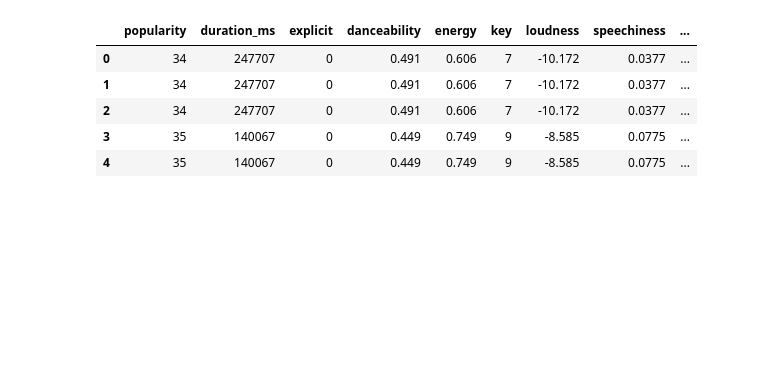
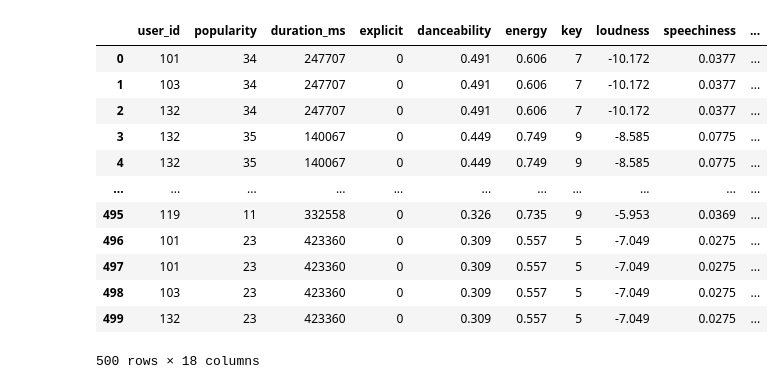
Before and after one commit to BartlomiejRasztabiga/IUM, a Jupyter notebook: notebooks/model2.ipynb, the cells around one changed output. Saved outputs shown, nothing was run; the diff lists cells and outputs as text; code cells hidden in the pictures; blank space fills up the shorter version.

```diff
--- a/notebooks/model2.ipynb
+++ b/notebooks/model2.ipynb
@@ -14,23 +14,30 @@ from keras.layers import Dense, Dropout
 # %%
 merged_data_path = '../data/merged_data.jsonl'
 data = pd.read_json(merged_data_path, lines=True)
 
 # data = data.drop(
 #     columns=["release_date", "key", "loudness",
 #              "explicit", "popularity", "duration_ms", "danceability", "energy", "speechiness",
 #              "acousticness", "instrumentalness", "liveness", "valence", "tempo"])
 
 data = data.drop(
     columns=["release_date", "name"])
 
-data.head(5)
+data.head(500)
 # %% [output]
-|  | popularity | duration_ms | explicit | danceability | energy | key | loudness | speechiness | ... |
-| 0 | 34 | 247707 | 0 | 0.491 | 0.606 | 7 | -10.172 | 0.0377 | ... |
-| 1 | 34 | 247707 | 0 | 0.491 | 0.606 | 7 | -10.172 | 0.0377 | ... |
-| 2 | 34 | 247707 | 0 | 0.491 | 0.606 | 7 | -10.172 | 0.0377 | ... |
-| 3 | 35 | 140067 | 0 | 0.449 | 0.749 | 9 | -8.585 | 0.0775 | ... |
-| 4 | 35 | 140067 | 0 | 0.449 | 0.749 | 9 | -8.585 | 0.0775 | ... |
+|  | user_id | popularity | duration_ms | explicit | danceability | energy | key | loudness | speechiness | ... |
+| 0 | 101 | 34 | 247707 | 0 | 0.491 | 0.606 | 7 | -10.172 | 0.0377 | ... |
+| 1 | 103 | 34 | 247707 | 0 | 0.491 | 0.606 | 7 | -10.172 | 0.0377 | ... |
+| 2 | 132 | 34 | 247707 | 0 | 0.491 | 0.606 | 7 | -10.172 | 0.0377 | ... |
+| 3 | 132 | 35 | 140067 | 0 | 0.449 | 0.749 | 9 | -8.585 | 0.0775 | ... |
+| 4 | 132 | 35 | 140067 | 0 | 0.449 | 0.749 | 9 | -8.585 | 0.0775 | ... |
+| ... | ... | ... | ... | ... | ... | ... | ... | ... | ... | ... |
+| 495 | 119 | 11 | 332558 | 0 | 0.326 | 0.735 | 9 | -5.953 | 0.0369 | ... |
+| 496 | 101 | 23 | 423360 | 0 | 0.309 | 0.557 | 5 | -7.049 | 0.0275 | ... |
+| 497 | 101 | 23 | 423360 | 0 | 0.309 | 0.557 | 5 | -7.049 | 0.0275 | ... |
+| 498 | 103 | 23 | 423360 | 0 | 0.309 | 0.557 | 5 | -7.049 | 0.0275 | ... |
+| 499 | 132 | 23 | 423360 | 0 | 0.309 | 0.557 | 5 | -7.049 | 0.0275 | ... |
+500 rows × 18 columns
 # %%
 unique_favourite_genres = set()
 for genres in data['favourite_genres']:
```
Also changed, not shown: parts of 4 cells of this notebook, 1 other file.
